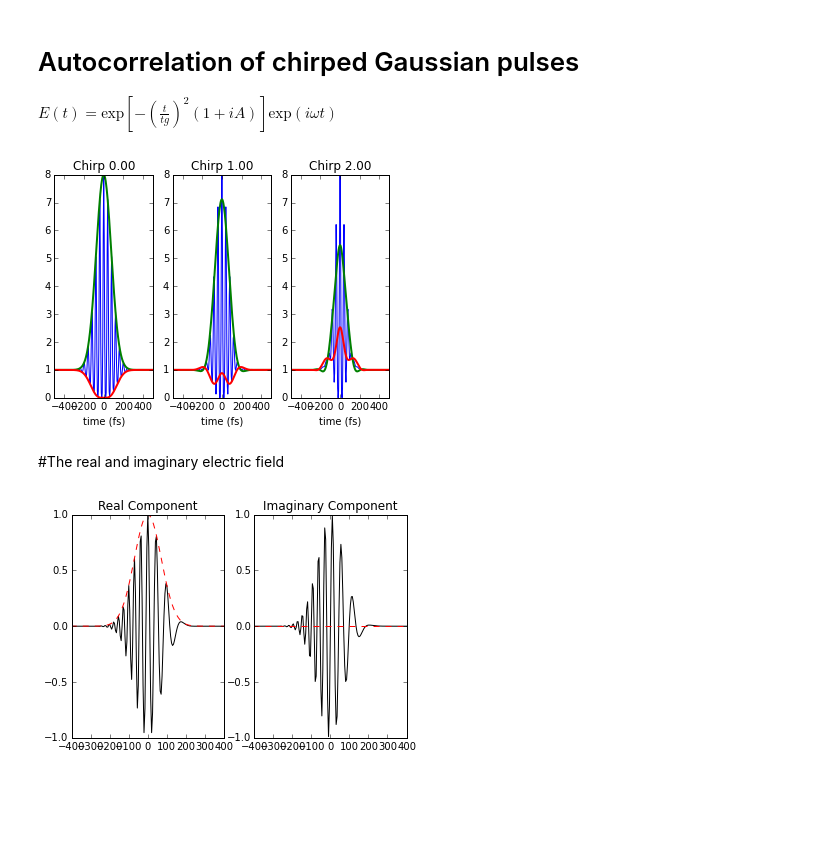
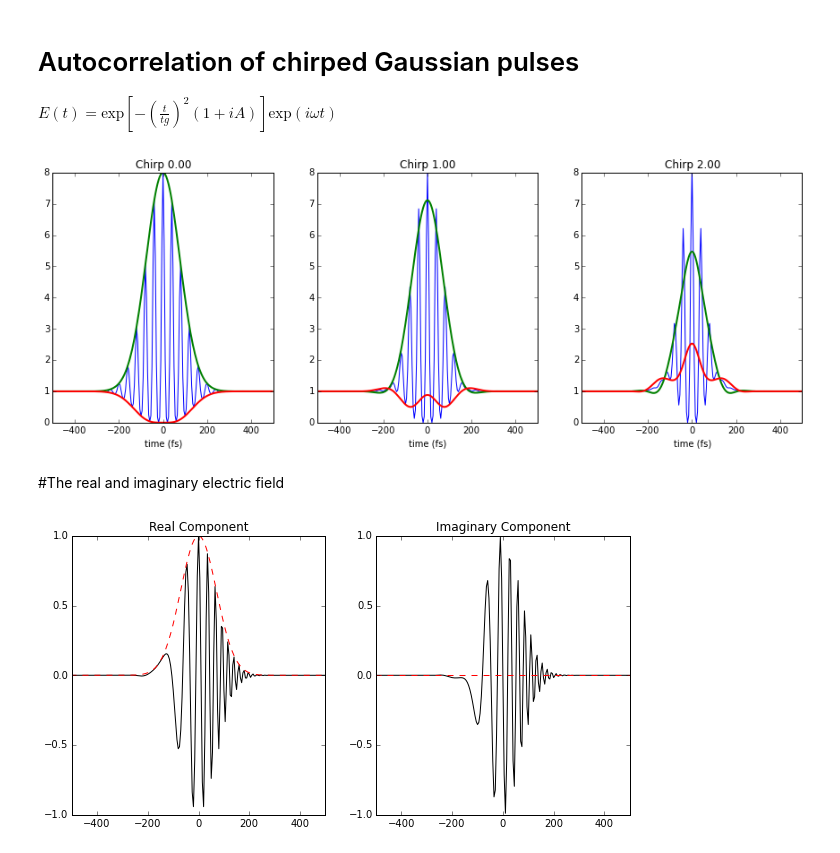
Before and after one commit to JeremyPorquez/The-CARS-Microscoper, a Jupyter notebook: Autocorrelation.ipynb, the cells around one changed output. Saved outputs shown, nothing was run; the diff lists cells and outputs as text; code cells hidden in the pictures; blank space fills up the shorter version.

```diff
--- a/Autocorrelation.ipynb
+++ b/Autocorrelation.ipynb
@@ -65,37 +48,41 @@ def process(A=0):
     return f,f_upper,f_lower
 # %%
+plt.rcParams['figure.figsize'] = (15.0, 5.0)
+
 fig = plt.figure()
 chirps = np.arange(0,2.01,1.00)
 for chirp in chirps:
     f,f_upper,f_lower = process(A=chirp)
     fig.add_subplot(int('1%i%i'%(len(chirps),chirp+1)))
     plt.axis([xmin,xmax,0,8])
     plt.title('Chirp %.2f' %(chirp))
     plt.xlabel('time (fs)')
     plt.plot(tauArray,f)
     plt.plot(tauArray,f_upper,lw=2)
     plt.plot(tauArray,f_lower,lw=2)
 # %% [output]
-[figure, old version]
+[figure, new version]
 # %% [markdown]
 #The real and imaginary electric field
 # %%
+plt.rcParams['figure.figsize'] = (10.0, 5.0)
 fig = plt.figure()
 t = np.arange(-1000,1000,5.0)
 tg = 100
+chirp = 5
 
 fig.add_subplot(121)
 plt.title('Real Component')
-plt.axis([-400,400,-1,1])
-plt.plot(t,np.real(E(t,  3)),lw=1,color='#000000')
+plt.axis([xmin,xmax,-1,1])
+plt.plot(t,np.real(E(t,  chirp)),lw=1,color='#000000')
 plt.plot(t,np.real(np.sqrt(E(t, 3)*np.conj(E(t, 3)))),lw=1,color='#ff0000',ls='dashed')
 
 fig.add_subplot(122)
 plt.title('Imaginary Component')
-plt.axis([-400,400,-1,1])
-plt.plot(t,np.imag(E(t,  3)),lw=1,color='#000000')
+plt.axis([xmin,xmax,-1,1])
+plt.plot(t,np.imag(E(t,  chirp)),lw=1,color='#000000')
 plt.plot(t,np.imag(np.sqrt(E(t, 3)*np.conj(E(t,3)))),lw=1,color='#ff0000',ls='dashed')
 plt.show()
 plt.close()
 # %% [output]
-[figure, old version]
+[figure, new version]
```
Also changed, not shown: parts of 2 cells of this notebook, 6 other files.
